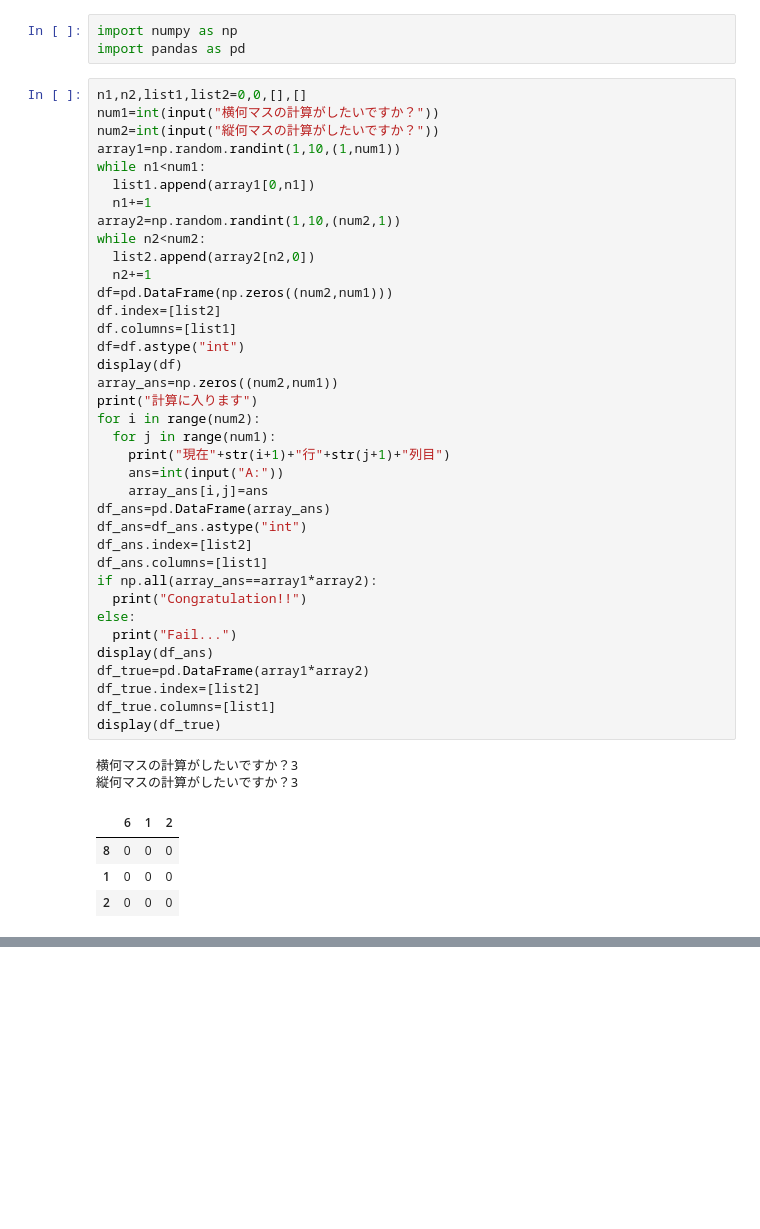
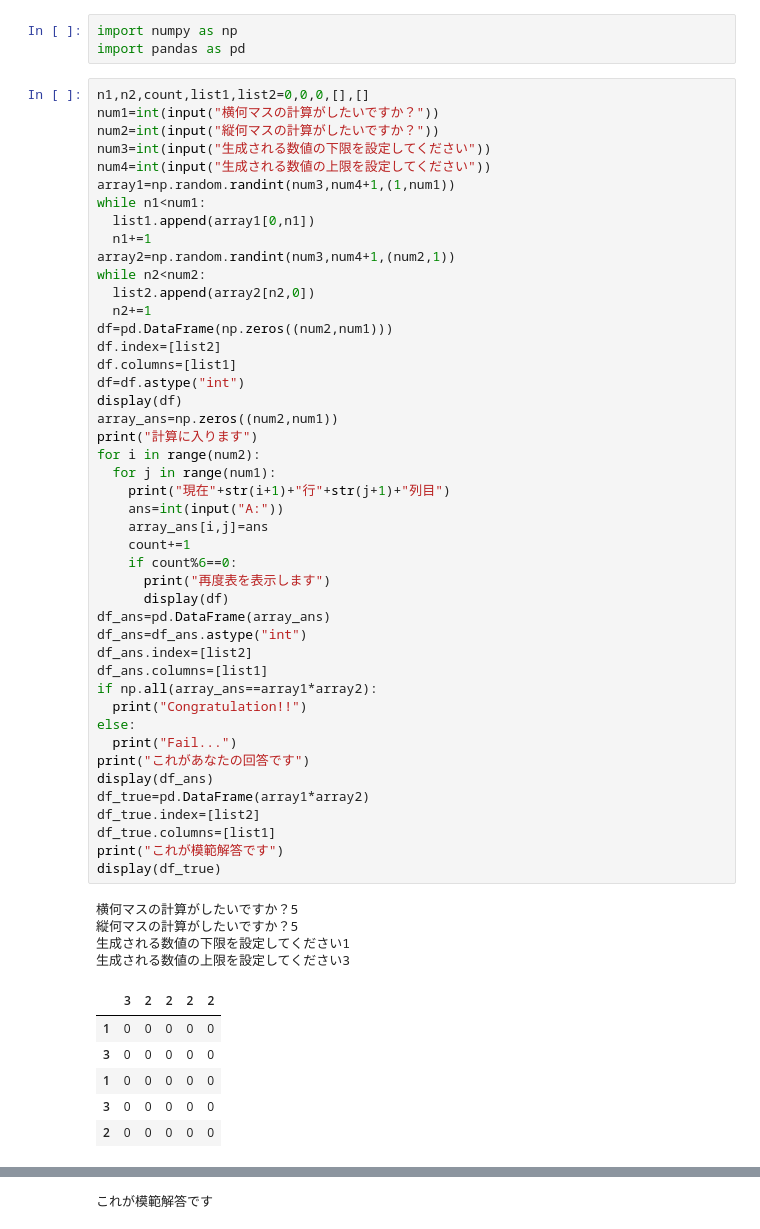
Before and after one commit to Moriyuki29/Prog2kakushin, a Jupyter notebook: work2.ipynb, the cells around one changed output, grey strips where cells are left out. Saved outputs shown, nothing was run; the diff lists cells and outputs as text; blank space fills up the shorter version.

```diff
--- a/work2.ipynb
+++ b/work2.ipynb
@@ -4,48 +4,60 @@
 import numpy as np
 import pandas as pd
 # %%
-n1,n2,list1,list2=0,0,[],[]
+n1,n2,count,list1,list2=0,0,0,[],[]
 num1=int(input("横何マスの計算がしたいですか？"))
 num2=int(input("縦何マスの計算がしたいですか？"))
-array1=np.random.randint(1,10,(1,num1))
+num3=int(input("生成される数値の下限を設定してください"))
+num4=int(input("生成される数値の上限を設定してください"))
+array1=np.random.randint(num3,num4+1,(1,num1))
 while n1<num1:
   list1.append(array1[0,n1])
   n1+=1
-array2=np.random.randint(1,10,(num2,1))
+array2=np.random.randint(num3,num4+1,(num2,1))
 while n2<num2:
   list2.append(array2[n2,0])
   n2+=1
 df=pd.DataFrame(np.zeros((num2,num1)))
 df.index=[list2]
 df.columns=[list1]
 df=df.astype("int")
 display(df)
 array_ans=np.zeros((num2,num1))
 print("計算に入ります")
 for i in range(num2):
   for j in range(num1):
     print("現在"+str(i+1)+"行"+str(j+1)+"列目")
     ans=int(input("A:"))
     array_ans[i,j]=ans
+    count+=1
+    if count%6==0:
+      print("再度表を表示します")
+      display(df)
 df_ans=pd.DataFrame(array_ans)
 df_ans=df_ans.astype("int")
 df_ans.index=[list2]
 df_ans.columns=[list1]
 if np.all(array_ans==array1*array2):
   print("Congratulation!!")
 else:
   print("Fail...")
+print("これがあなたの回答です")
 display(df_ans)
 df_true=pd.DataFrame(array1*array2)
 df_true.index=[list2]
 df_true.columns=[list1]
+print("これが模範解答です")
 display(df_true)
 # %% [output]
-横何マスの計算がしたいですか？3
-縦何マスの計算がしたいですか？3
+横何マスの計算がしたいですか？5
+縦何マスの計算がしたいですか？5
+生成される数値の下限を設定してください1
+生成される数値の上限を設定してください3
-|  | 6 | 1 | 2 |
-| 8 | 0 | 0 | 0 |
-| 1 | 0 | 0 | 0 |
-| 2 | 0 | 0 | 0 |
+|  | 3 | 2 | 2 | 2 | 2 |
+| 1 | 0 | 0 | 0 | 0 | 0 |
+| 3 | 0 | 0 | 0 | 0 | 0 |
+| 1 | 0 | 0 | 0 | 0 | 0 |
+| 3 | 0 | 0 | 0 | 0 | 0 |
+| 2 | 0 | 0 | 0 | 0 | 0 |
 計算に入ります
 現在1行1列目
@@ -77,0 +142 @@ Congratulation!!
+これが模範解答です
```
Also changed, not shown: parts of 1 cell of this notebook.
